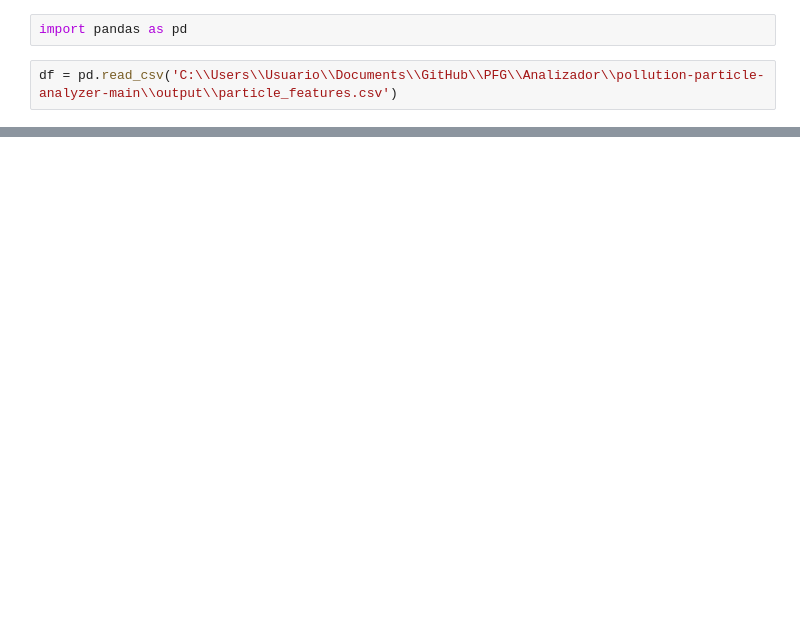
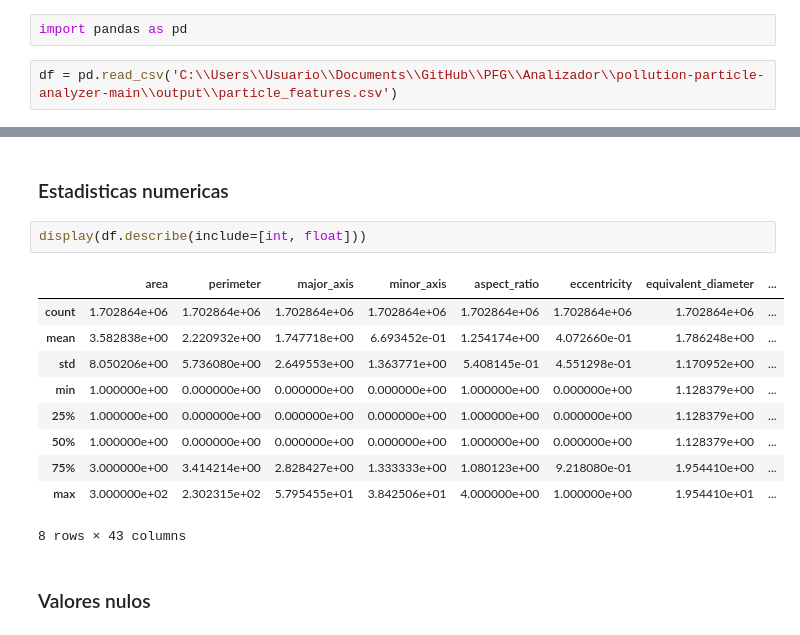
Before and after one commit to telmoolarreaga/PFG, a Jupyter notebook: Base de datos/Procesamiento.ipynb, the cells around one changed output, grey strips where cells are left out. Drawn from its saved outputs; the diff is of its cells as text; blank space fills up the shorter version.

```diff
--- a/Base de datos/Procesamiento.ipynb
+++ b/Base de datos/Procesamiento.ipynb
@@ -4,0 +37,17 @@ df = pd.read_csv('C:\\Users\\Usuario\\Documents\\GitHub\\PFG\\Analizador\\pollut
+# %% [markdown]
+### Estadisticas numericas
+# %%
+display(df.describe(include=[int, float]))
+# %% [output]
+|  | area | perimeter | major_axis | minor_axis | aspect_ratio | eccentricity | equivalent_diameter | ... |
+| count | 1.702864e+06 | 1.702864e+06 | 1.702864e+06 | 1.702864e+06 | 1.702864e+06 | 1.702864e+06 | 1.702864e+06 | ... |
+| mean | 3.582838e+00 | 2.220932e+00 | 1.747718e+00 | 6.693452e-01 | 1.254174e+00 | 4.072660e-01 | 1.786248e+00 | ... |
+| std | 8.050206e+00 | 5.736080e+00 | 2.649553e+00 | 1.363771e+00 | 5.408145e-01 | 4.551298e-01 | 1.170952e+00 | ... |
+| min | 1.000000e+00 | 0.000000e+00 | 0.000000e+00 | 0.000000e+00 | 1.000000e+00 | 0.000000e+00 | 1.128379e+00 | ... |
+| 25% | 1.000000e+00 | 0.000000e+00 | 0.000000e+00 | 0.000000e+00 | 1.000000e+00 | 0.000000e+00 | 1.128379e+00 | ... |
+| 50% | 1.000000e+00 | 0.000000e+00 | 0.000000e+00 | 0.000000e+00 | 1.000000e+00 | 0.000000e+00 | 1.128379e+00 | ... |
+| 75% | 3.000000e+00 | 3.414214e+00 | 2.828427e+00 | 1.333333e+00 | 1.080123e+00 | 9.218080e-01 | 1.954410e+00 | ... |
+| max | 3.000000e+02 | 2.302315e+02 | 5.795455e+01 | 3.842506e+01 | 4.000000e+00 | 1.000000e+00 | 1.954410e+01 | ... |
+8 rows × 43 columns
+# %% [markdown]
+### Valores nulos
```
Also changed, not shown: parts of 30 cells of this notebook, 1 other file.
